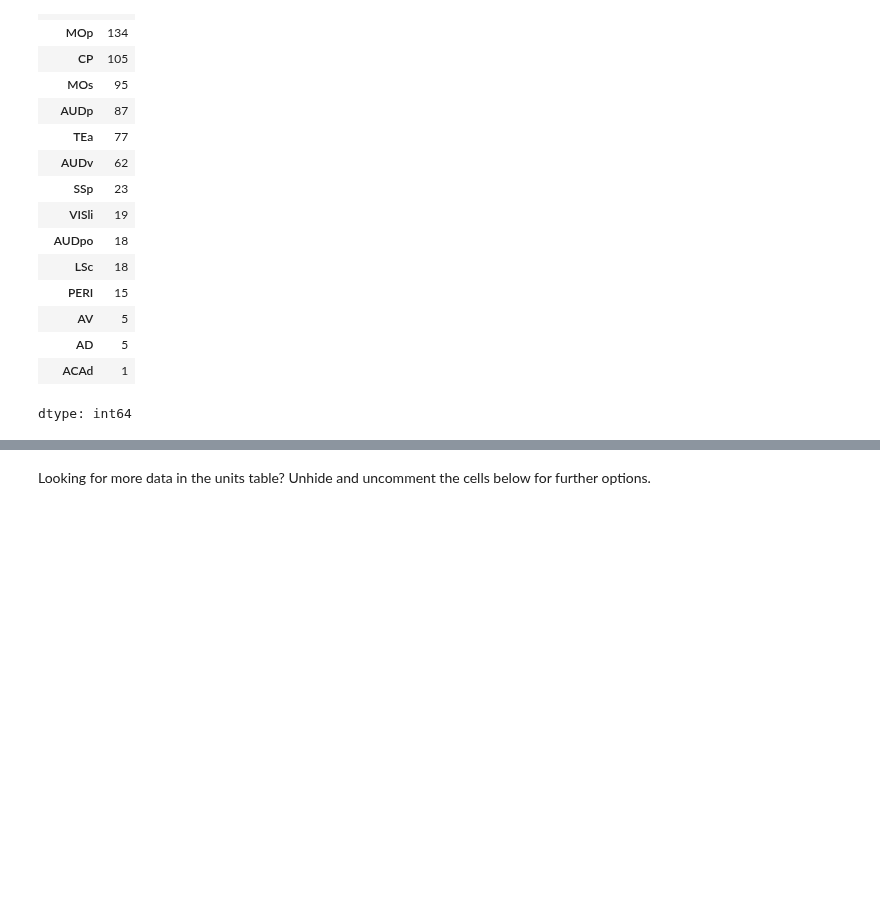
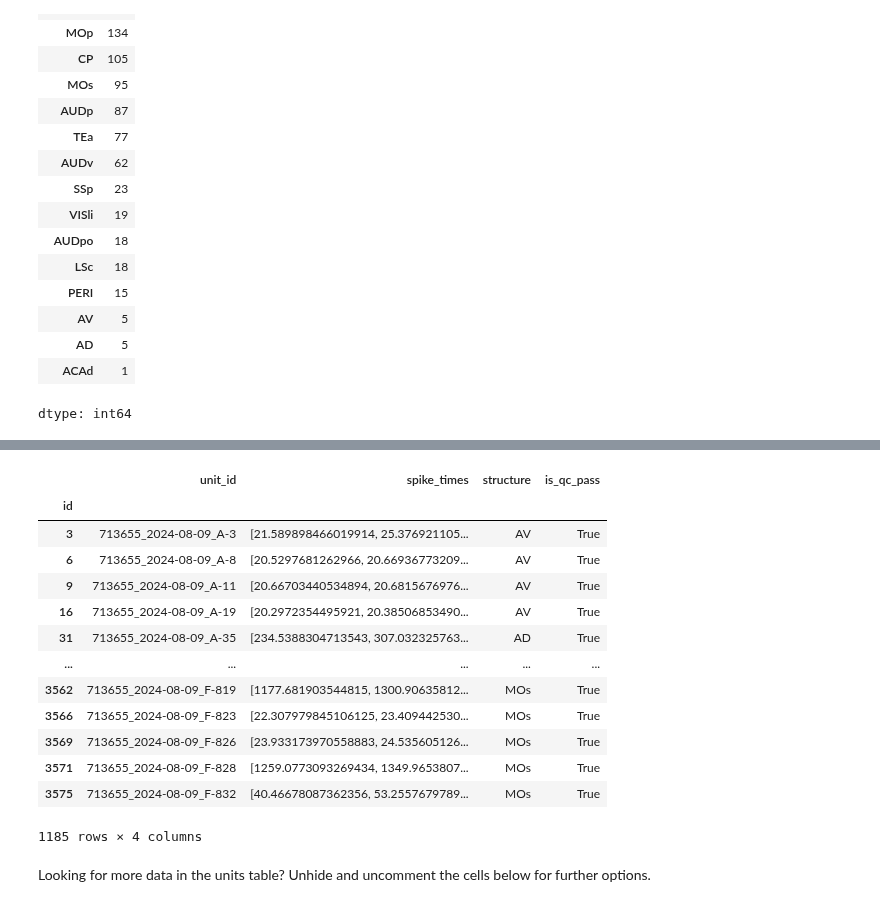
Before and after one commit to leesuyee/dynamic-routing-tutorials, a Jupyter notebook: code/Intro-Tutorial.ipynb, the cells around one changed output, grey strips where cells are left out. Saved outputs shown, nothing was run; the diff lists cells and outputs as text; code cells hidden in the pictures; blank space fills up the shorter version.

```diff
--- a/code/Intro-Tutorial.ipynb
+++ b/code/Intro-Tutorial.ipynb
@@ -167,2 +161,21 @@ dtype: int64
+# %%
+units = units_full[['unit_id', 'spike_times', 'structure', 'is_qc_pass']]
+units = units[units.is_qc_pass == True]
+units
+# %% [output]
+|  | unit_id | spike_times | structure | is_qc_pass |
+| id |  |  |  |  |
+| 3 | 713655_2024-08-09_A-3 | [21.589898466019914, 25.376921105... | AV | True |
+| 6 | 713655_2024-08-09_A-8 | [20.5297681262966, 20.66936773209... | AV | True |
+| 9 | 713655_2024-08-09_A-11 | [20.66703440534894, 20.6815676976... | AV | True |
+| 16 | 713655_2024-08-09_A-19 | [20.2972354495921, 20.38506853490... | AV | True |
+| 31 | 713655_2024-08-09_A-35 | [234.5388304713543, 307.032325763... | AD | True |
+| ... | ... | ... | ... | ... |
+| 3562 | 713655_2024-08-09_F-819 | [1177.681903544815, 1300.90635812... | MOs | True |
+| 3566 | 713655_2024-08-09_F-823 | [22.307979845106125, 23.409442530... | MOs | True |
+| 3569 | 713655_2024-08-09_F-826 | [23.933173970558883, 24.535605126... | MOs | True |
+| 3571 | 713655_2024-08-09_F-828 | [1259.0773093269434, 1349.9653807... | MOs | True |
+| 3575 | 713655_2024-08-09_F-832 | [40.46678087362356, 53.2557679789... | MOs | True |
+1185 rows × 4 columns
 # %% [markdown]
 Looking for more data in the units table? Unhide and uncomment the cells below for further options.
```
Also changed, not shown: parts of 16 cells of this notebook.
